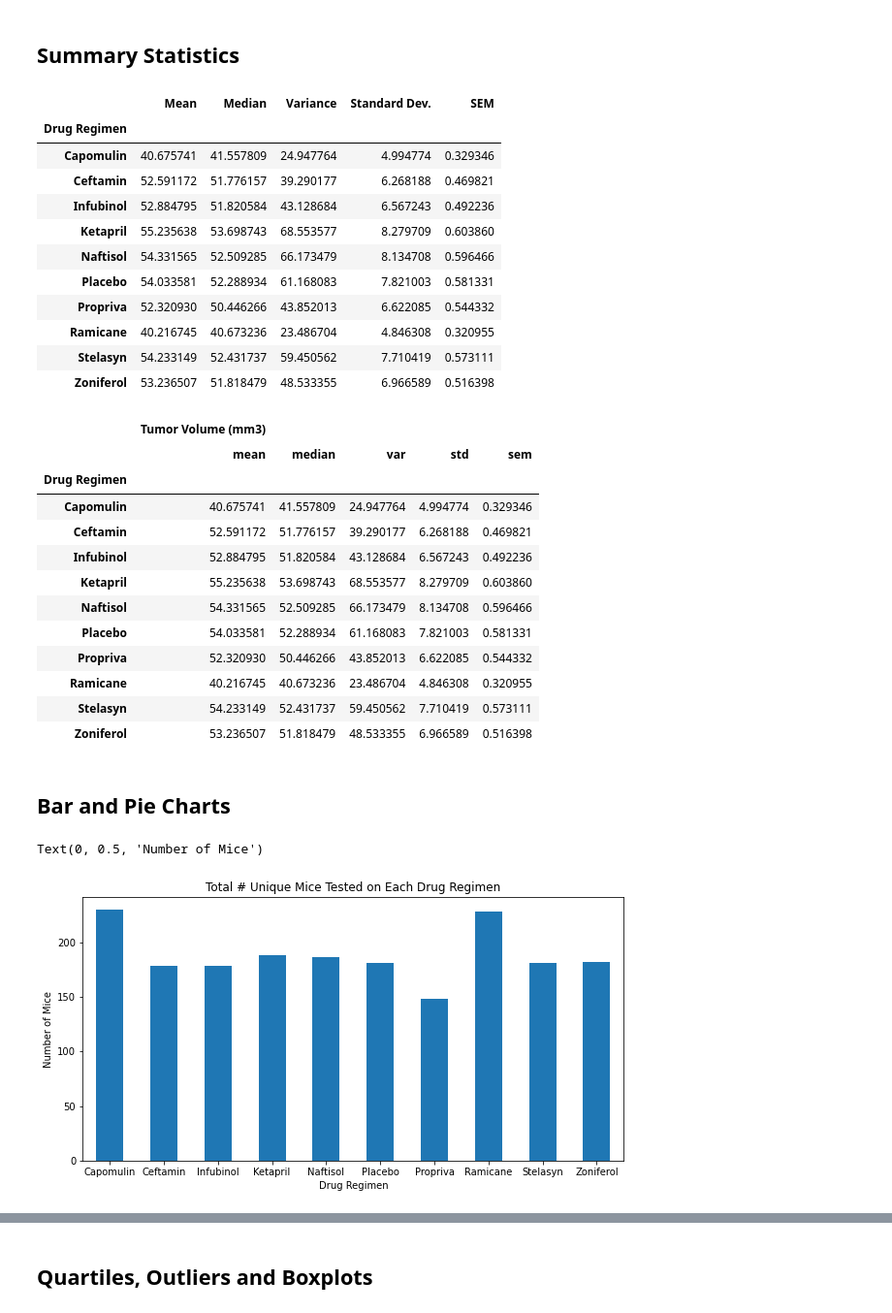
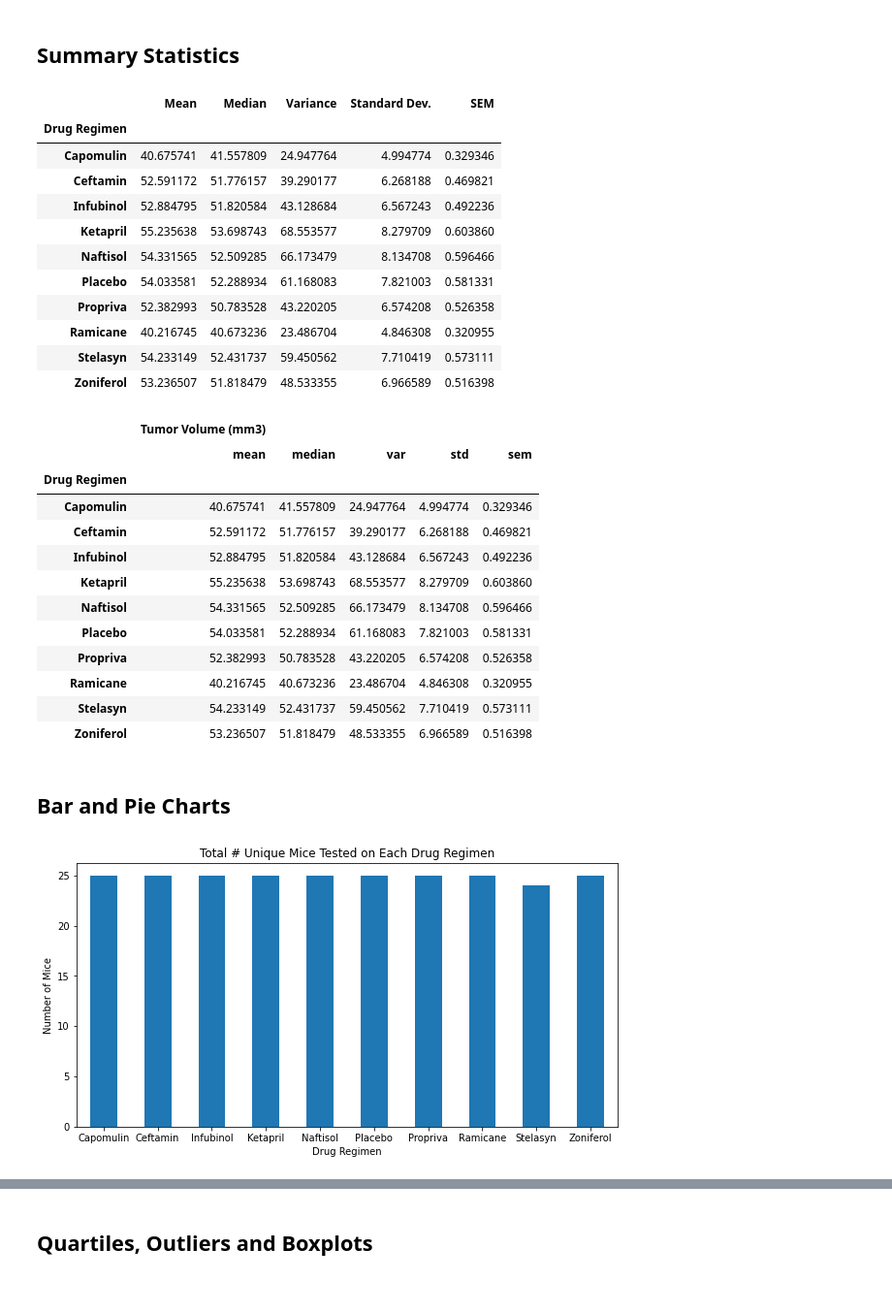
Before and after one commit to jankovic86/matplotlib-challenge, a Jupyter notebook: pymaceuticals.ipynb, the cells around one changed output, grey strips where cells are left out. Shown: that part at 97% size. Drawn from its saved outputs; the diff is of its cells as text; code cells hidden in the pictures.

```diff
--- a/pymaceuticals.ipynb
+++ b/pymaceuticals.ipynb
@@ -70,7 +70,8 @@ duplicate_all_data
 | 920 | g989 | Propriva | Female | 21 | 26 | 35 | 62.570880 | ... |
 # %%
 # Create a clean DataFrame by dropping the duplicate mouse by its ID.
-clean_df = combined_mouse_data[combined_mouse_data["Mouse ID"]!= "g989"]
+
+clean_df = combined_mouse_data.drop(combined_mouse_data.index[[908, 910, 912, 914, 916]])
 clean_df
 # %% [output]
 |  | Mouse ID | Drug Regimen | Sex | Age_months | Weight (g) | Timepoint | Tumor Volume (mm3) | ... |
@@ -117,7 +118,7 @@ summary_df
 | Ketapril | 55.235638 | 53.698743 | 68.553577 | 8.279709 | 0.603860 |
 | Naftisol | 54.331565 | 52.509285 | 66.173479 | 8.134708 | 0.596466 |
 | Placebo | 54.033581 | 52.288934 | 61.168083 | 7.821003 | 0.581331 |
-| Propriva | 52.320930 | 50.446266 | 43.852013 | 6.622085 | 0.544332 |
+| Propriva | 52.382993 | 50.783528 | 43.220205 | 6.574208 | 0.526358 |
 | Ramicane | 40.216745 | 40.673236 | 23.486704 | 4.846308 | 0.320955 |
 | Stelasyn | 54.233149 | 52.431737 | 59.450562 | 7.710419 | 0.573111 |
 | Zoniferol | 53.236507 | 51.818479 | 48.533355 | 6.966589 | 0.516398 |
@@ -136,7 +137,7 @@ clean_df.groupby("Drug Regimen").agg({"Tumor Volume (mm3)": ["mean", "median","v
 | Ketapril | 55.235638 | 53.698743 | 68.553577 | 8.279709 | 0.603860 |
 | Naftisol | 54.331565 | 52.509285 | 66.173479 | 8.134708 | 0.596466 |
 | Placebo | 54.033581 | 52.288934 | 61.168083 | 7.821003 | 0.581331 |
-| Propriva | 52.320930 | 50.446266 | 43.852013 | 6.622085 | 0.544332 |
+| Propriva | 52.382993 | 50.783528 | 43.220205 | 6.574208 | 0.526358 |
 | Ramicane | 40.216745 | 40.673236 | 23.486704 | 4.846308 | 0.320955 |
 | Stelasyn | 54.233149 | 52.431737 | 59.450562 | 7.710419 | 0.573111 |
 | Zoniferol | 53.236507 | 51.818479 | 48.533355 | 6.966589 | 0.516398 |
@@ -145,14 +146,14 @@ clean_df.groupby("Drug Regimen").agg({"Tumor Volume (mm3)": ["mean", "median","v
 # %%
 # Generate a bar plot showing the total number of unique mice tested on each drug regimen using pandas.
 plt.figure(figsize=(10,5))
-mice_tested = drug_group["Drug Regimen"].count()
+mice_tested = drug_group["Mouse ID"].nunique()
 mice_tested.plot.bar(rot=0)
 plt.title("Total # Unique Mice Tested on Each Drug Regimen")
 plt.xlabel("Drug Regimen")
 plt.ylabel("Number of Mice")
+plt.show()
 # %% [output]
-Text(0, 0.5, 'Number of Mice')
-[figure, old version]
+[figure, new version]
 # %%
 # Generate a bar plot showing the total number of unique mice tested on each drug regimen using pyplot.
 # %%
```
Also changed, not shown: parts of 5 cells of this notebook.
